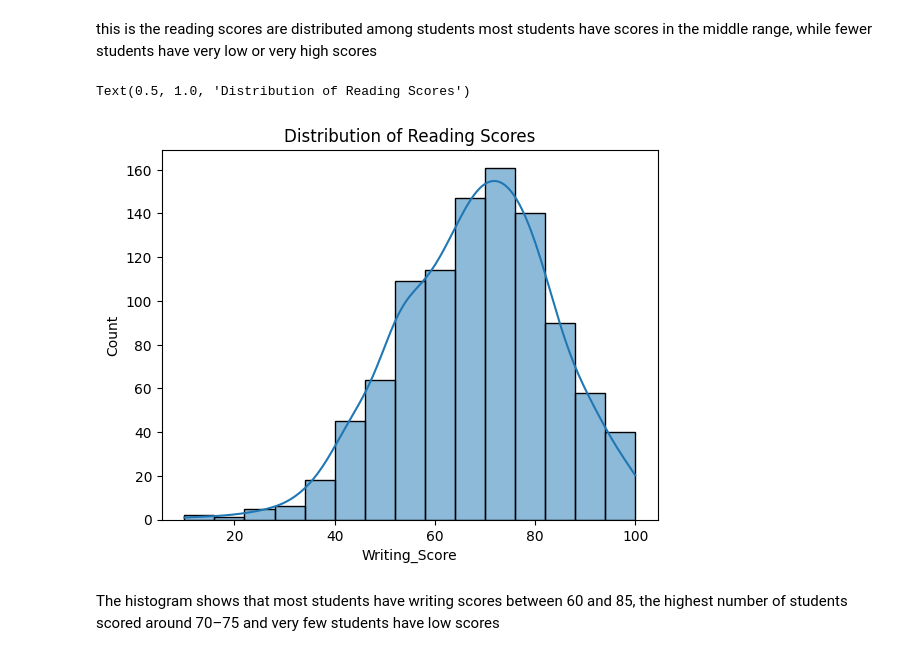
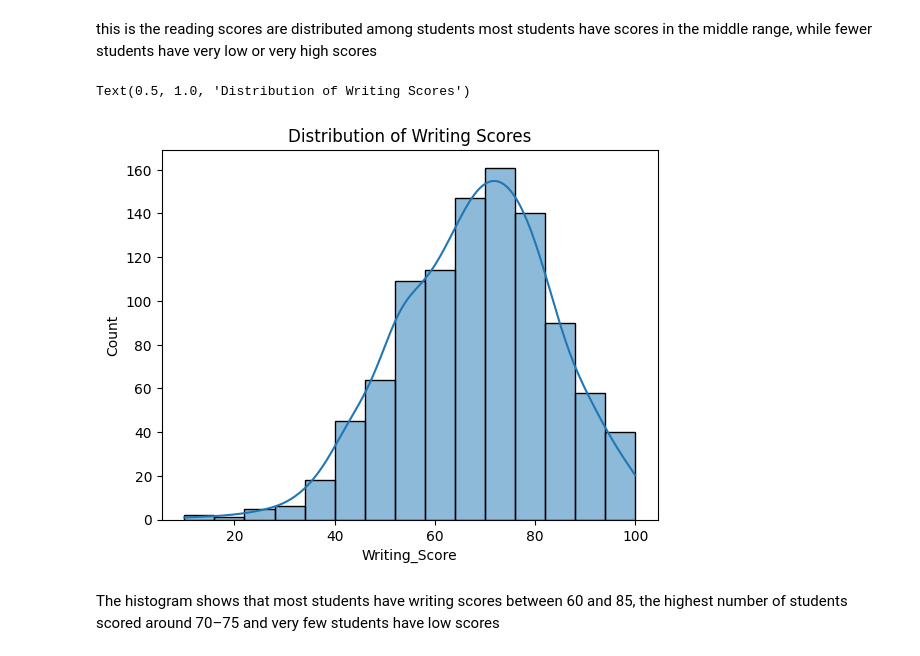
Before and after one commit to mamoo9811/Student-Performance-EDA-, a Jupyter notebook: Student_Performance_EDA.ipynb, the cells around one changed output. Drawn from its saved outputs; the diff is of its cells as text; code cells hidden in the pictures.

```diff
--- a/Student_Performance_EDA.ipynb
+++ b/Student_Performance_EDA.ipynb
@@ -48,7 +55,7 @@ import numpy as np
 import matplotlib.pyplot as plt
 import seaborn as sns
 import scipy.stats as stats
-data = "/content/drive/MyDrive/AXSOSACADEMY/01-Fundamentals/Week03/Data/StudentsPerformance.csv"
+data = "https://raw.githubusercontent.com/mamoo9811/Student-Performance-EDA-/main/data/StudentsPerformance.csv"
 df1 = pd.read_csv(data)
 df = df1
 df.head()
@@ -589,10 +602,10 @@ Text(0.5, 1.0, 'Distribution of Reading Scores')
 this is the reading scores are distributed among students most students have scores in the middle range, while fewer students have very low or very high scores
 # %%
 sns.histplot(df['Writing_Score'], bins=15, kde=True)
-plt.title('Distribution of Reading Scores')
+plt.title('Distribution of Writing Scores')
 # %% [output]
-Text(0.5, 1.0, 'Distribution of Reading Scores')
+Text(0.5, 1.0, 'Distribution of Writing Scores')
-[figure, old version]
+[figure, new version]
 # %% [markdown]
 The histogram shows that most students have writing scores between 60 and 85, the highest number of students scored around 70–75 and very few students have low scores
 # %%
```
Also changed, not shown: parts of 13 cells of this notebook.
